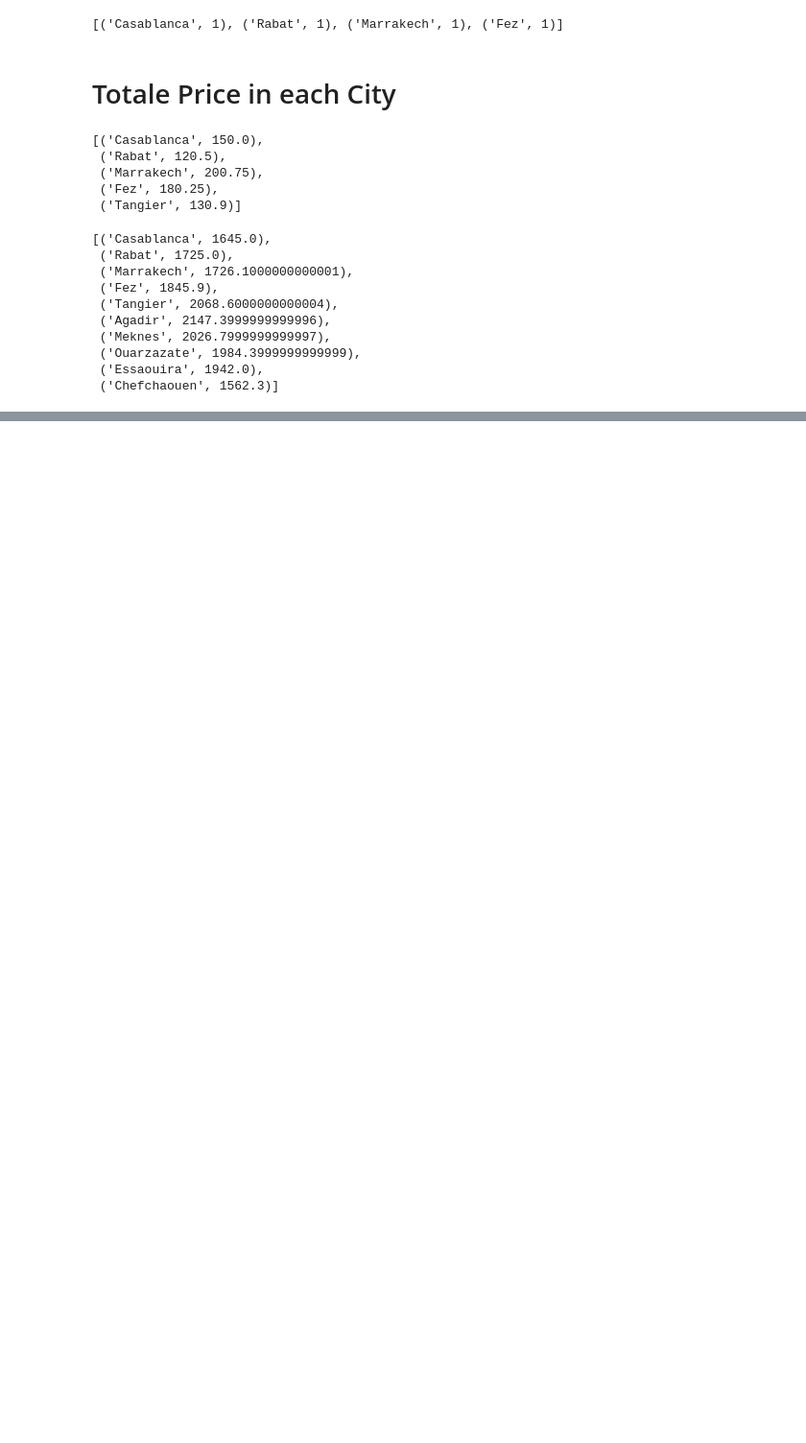
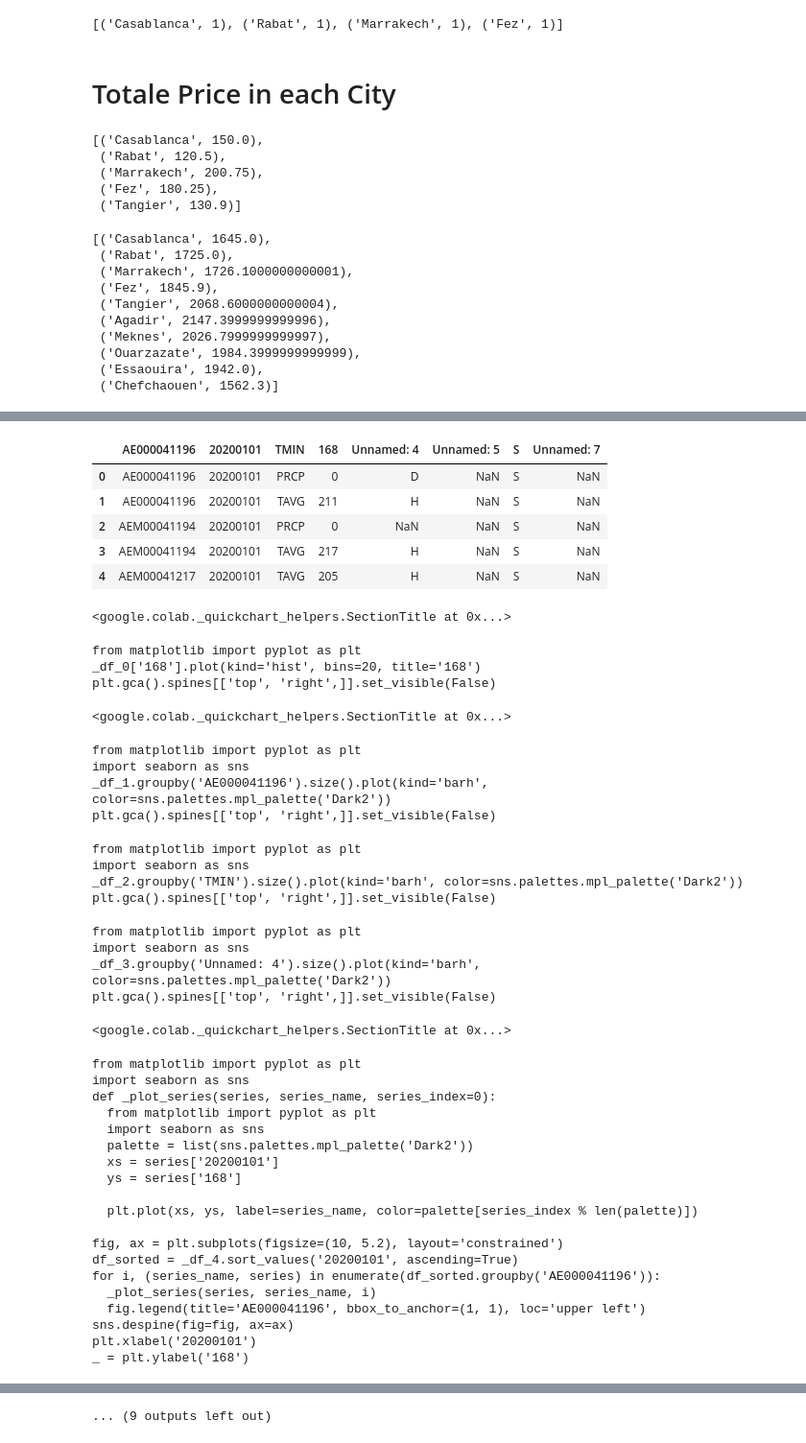
Before and after one commit to Elma-dev/pySpark_Exercices, a Jupyter notebook: pySparkExercice.ipynb, the cells around one changed output, grey strips where cells are left out. Shown: that part at 96% size. Cells and saved outputs as stored; diff of their text form; code cells hidden in the pictures; blank space fills up the shorter version.

```diff
--- a/pySparkExercice.ipynb
+++ b/pySparkExercice.ipynb
@@ -72,3 +72,52 @@ px.bar(x=[x for x,y in result],y=[y for x,y in result],labels={"x":"city","y":"p
 px.bar(x=[x for x,y in cityCounter],y=[y for x,y in cityCounter],labels={"x":"city","y":"number"})
 # %% [output]
 [interactive output not drawn]
+# %%
+import pandas as pd
+data=pd.read_csv("2020.csv.gz")
+# %%
+data.head()
+# %% [output]
+|  | AE000041196 | 20200101 | TMIN | 168 | Unnamed: 4 | Unnamed: 5 | S | Unnamed: 7 |
+| 0 | AE000041196 | 20200101 | PRCP | 0 | D | NaN | S | NaN |
+| 1 | AE000041196 | 20200101 | TAVG | 211 | H | NaN | S | NaN |
+| 2 | AEM00041194 | 20200101 | PRCP | 0 | NaN | NaN | S | NaN |
+| 3 | AEM00041194 | 20200101 | TAVG | 217 | H | NaN | S | NaN |
+| 4 | AEM00041217 | 20200101 | TAVG | 205 | H | NaN | S | NaN |
+<google.colab._quickchart_helpers.SectionTitle at 0x...>
+from matplotlib import pyplot as plt
+_df_0['168'].plot(kind='hist', bins=20, title='168')
+plt.gca().spines[['top', 'right',]].set_visible(False)
+<google.colab._quickchart_helpers.SectionTitle at 0x...>
+from matplotlib import pyplot as plt
+import seaborn as sns
+_df_1.groupby('AE000041196').size().plot(kind='barh', color=sns.palettes.mpl_palette('Dark2'))
+plt.gca().spines[['top', 'right',]].set_visible(False)
+from matplotlib import pyplot as plt
+import seaborn as sns
+_df_2.groupby('TMIN').size().plot(kind='barh', color=sns.palettes.mpl_palette('Dark2'))
+plt.gca().spines[['top', 'right',]].set_visible(False)
+from matplotlib import pyplot as plt
+import seaborn as sns
+_df_3.groupby('Unnamed: 4').size().plot(kind='barh', color=sns.palettes.mpl_palette('Dark2'))
+plt.gca().spines[['top', 'right',]].set_visible(False)
+<google.colab._quickchart_helpers.SectionTitle at 0x...>
+from matplotlib import pyplot as plt
+import seaborn as sns
+def _plot_series(series, series_name, series_index=0):
+  from matplotlib import pyplot as plt
+  import seaborn as sns
+  palette = list(sns.palettes.mpl_palette('Dark2'))
+  xs = series['20200101']
+  ys = series['168']
+
+  plt.plot(xs, ys, label=series_name, color=palette[series_index % len(palette)])
+
+fig, ax = plt.subplots(figsize=(10, 5.2), layout='constrained')
+df_sorted = _df_4.sort_values('20200101', ascending=True)
+for i, (series_name, series) in enumerate(df_sorted.groupby('AE000041196')):
+  _plot_series(series, series_name, i)
+  fig.legend(title='AE000041196', bbox_to_anchor=(1, 1), loc='upper left')
+sns.despine(fig=fig, ax=ax)
+plt.xlabel('20200101')
+_ = plt.ylabel('168')
@@ -74,0 +179 @@ px.bar(x=[x for x,y in cityCounter],y=[y for x,y in cityCounter],labels={"x":"ci
+... (9 outputs left out)
```
Also changed, not shown: parts of 13 cells of this notebook.
